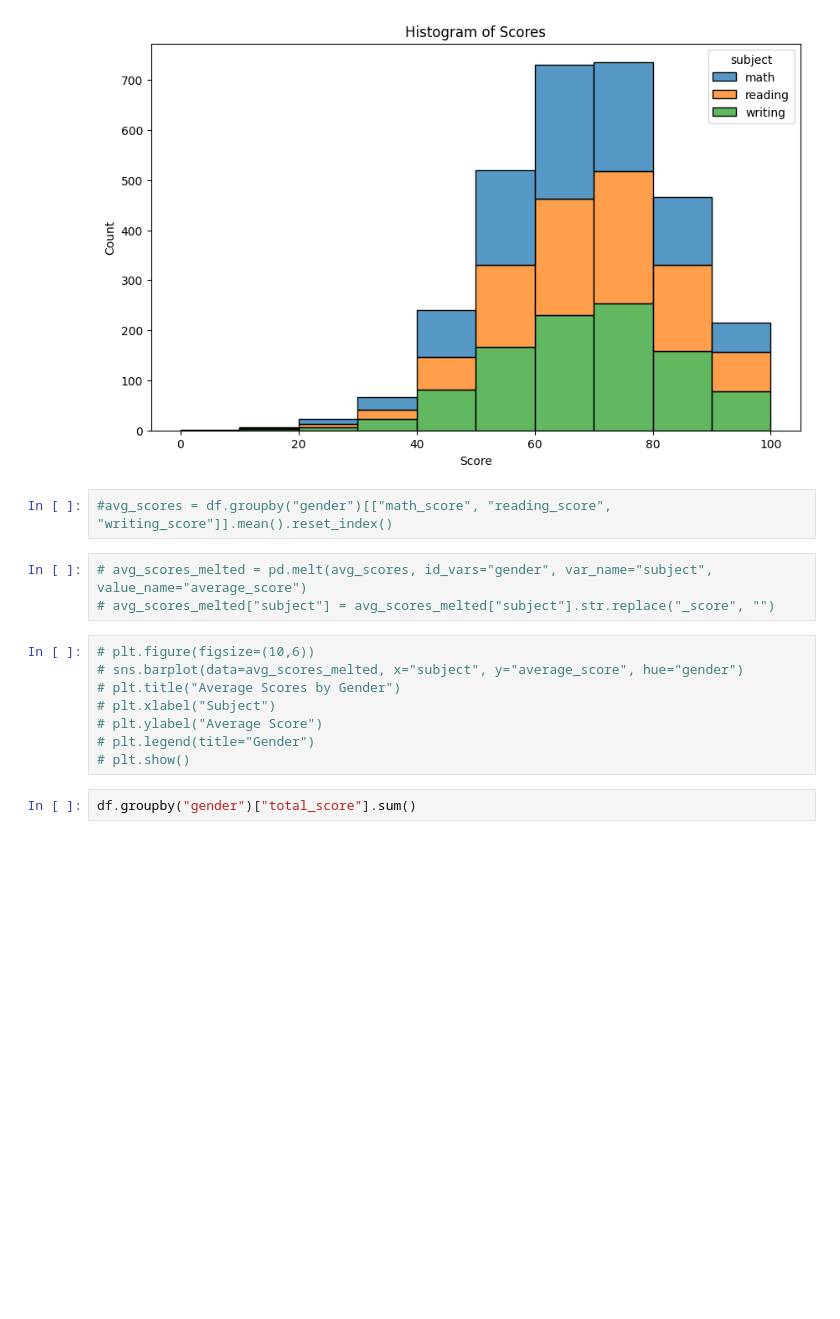
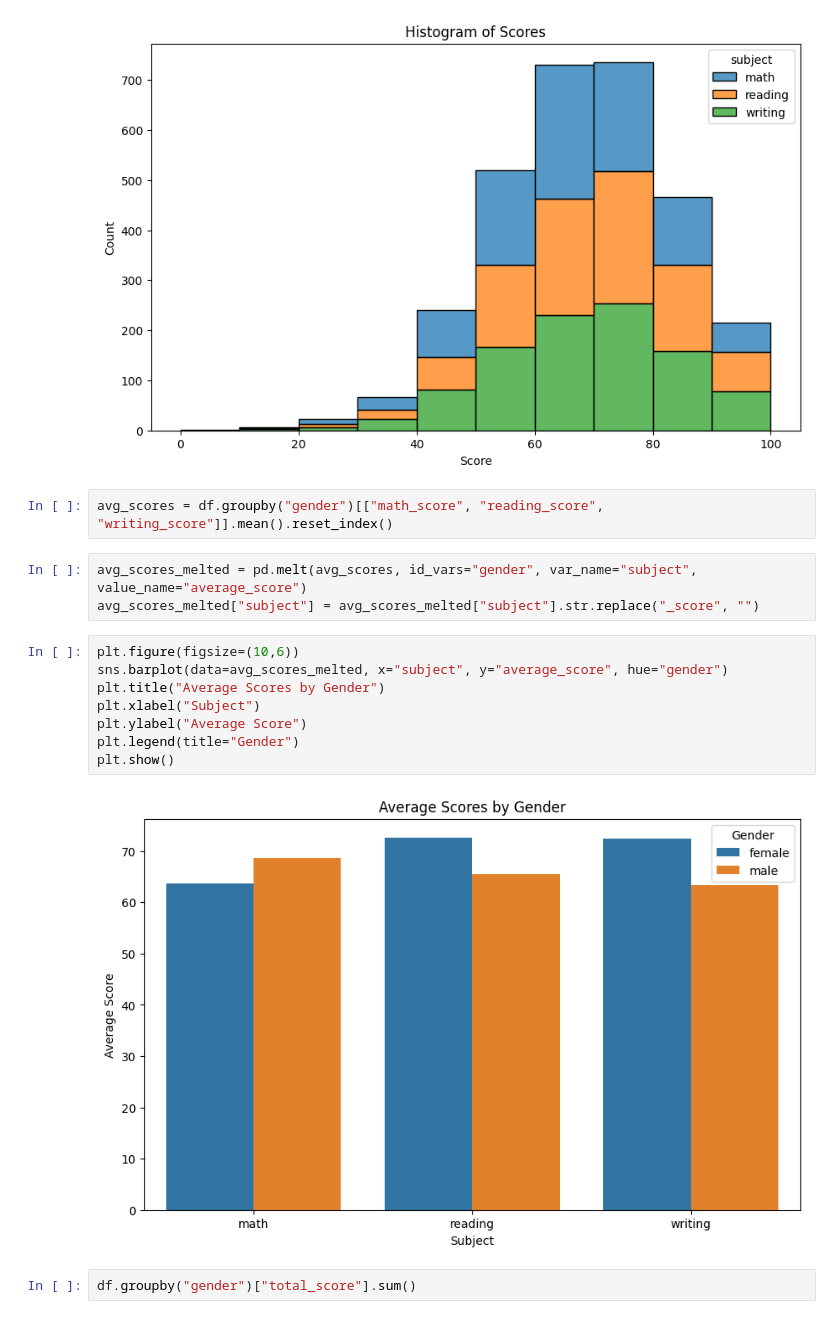
Before and after one commit to uday2209/Student_data_analysis-Project, a Jupyter notebook: research/experiment.ipynb, the cells around one changed output. Drawn from its saved outputs; the diff is of its cells as text; blank space fills up the shorter version.

```diff
--- a/research/experiment.ipynb
+++ b/research/experiment.ipynb
@@ -215,18 +216,20 @@ plt.show()
 # %% [output]
 [figure]
 # %%
-#avg_scores = df.groupby("gender")[["math_score", "reading_score", "writing_score"]].mean().reset_index()
+avg_scores = df.groupby("gender")[["math_score", "reading_score", "writing_score"]].mean().reset_index()
 # %%
-# avg_scores_melted = pd.melt(avg_scores, id_vars="gender", var_name="subject", value_name="average_score")
-# avg_scores_melted["subject"] = avg_scores_melted["subject"].str.replace("_score", "")
+avg_scores_melted = pd.melt(avg_scores, id_vars="gender", var_name="subject", value_name="average_score")
+avg_scores_melted["subject"] = avg_scores_melted["subject"].str.replace("_score", "")
 # %%
-# plt.figure(figsize=(10,6))
-# sns.barplot(data=avg_scores_melted, x="subject", y="average_score", hue="gender")
-# plt.title("Average Scores by Gender")
-# plt.xlabel("Subject")
-# plt.ylabel("Average Score")
-# plt.legend(title="Gender")
-# plt.show()
+plt.figure(figsize=(10,6))
+sns.barplot(data=avg_scores_melted, x="subject", y="average_score", hue="gender")
+plt.title("Average Scores by Gender")
+plt.xlabel("Subject")
+plt.ylabel("Average Score")
+plt.legend(title="Gender")
+plt.show()
+# %% [output]
+[figure, added]
 # %%
 df.groupby("gender")["total_score"].sum()
 # %% [output]
```
Also changed, not shown: parts of 1 cell of this notebook, 7 other files.
